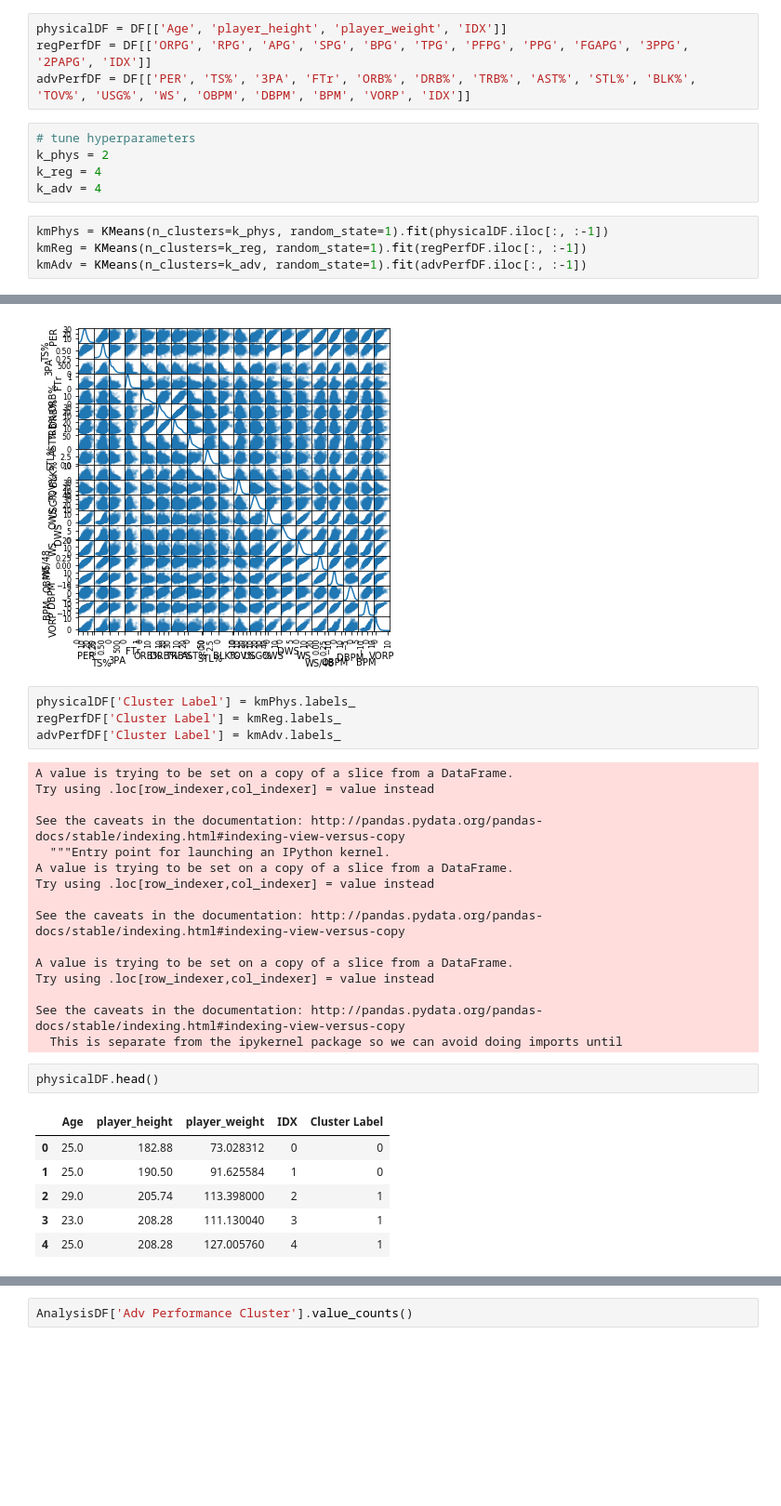
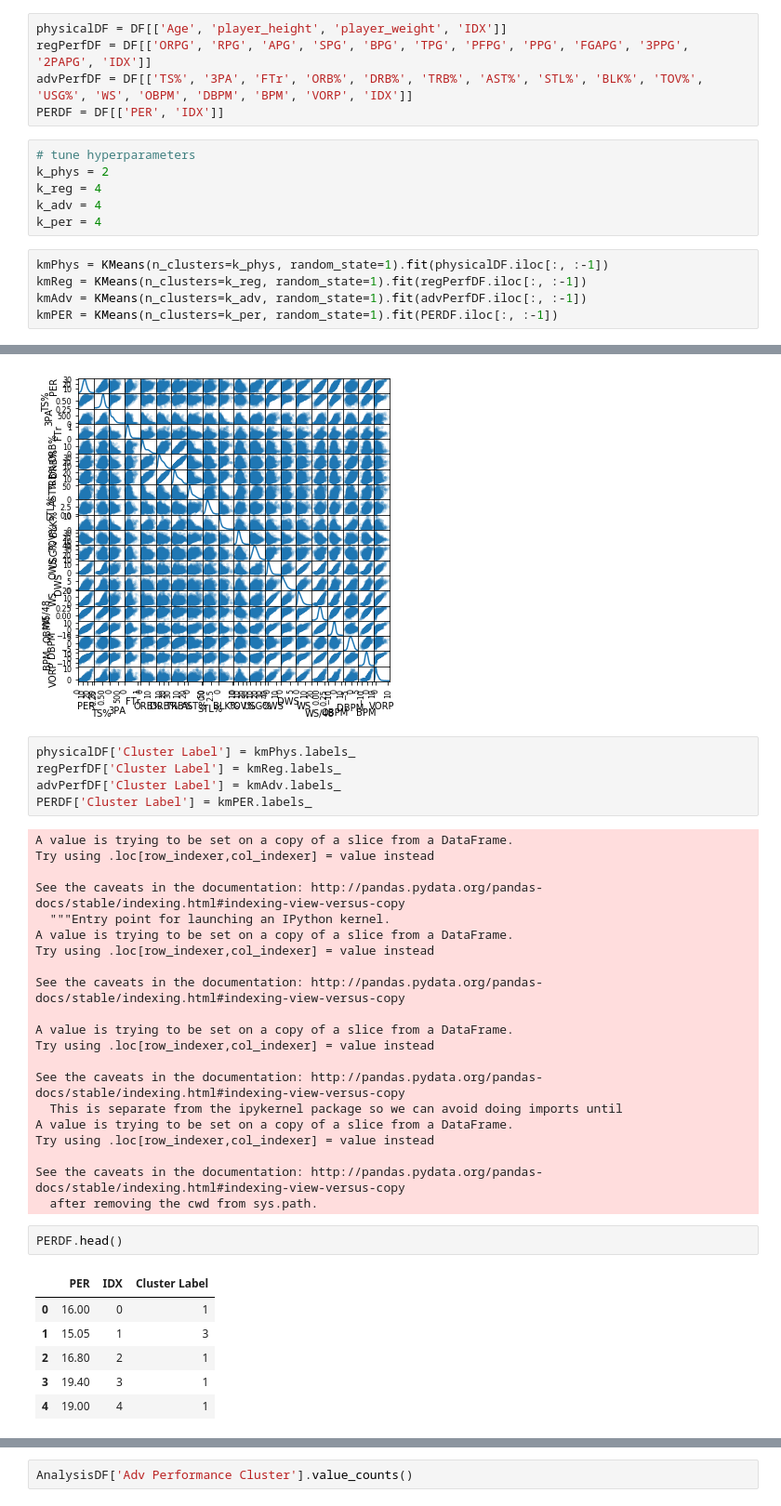
Before and after one commit to xudaiyanzi/NBA_players_salary, a Jupyter notebook: KMeans/Create_Clusters.ipynb, the cells around one changed output, grey strips where cells are left out. Shown at 93% size. Drawn from its saved outputs; the diff is of its cells as text; blank space fills up the shorter version.

```diff
--- a/KMeans/Create_Clusters.ipynb
+++ b/KMeans/Create_Clusters.ipynb
@@ -19,16 +19,19 @@ DF.head()
 # %%
 physicalDF = DF[['Age', 'player_height', 'player_weight', 'IDX']]
 regPerfDF = DF[['ORPG', 'RPG', 'APG', 'SPG', 'BPG', 'TPG', 'PFPG', 'PPG', 'FGAPG', '3PPG', '2PAPG', 'IDX']]
-advPerfDF = DF[['PER', 'TS%', '3PA', 'FTr', 'ORB%', 'DRB%', 'TRB%', 'AST%', 'STL%', 'BLK%', 'TOV%', 'USG%', 'WS', 'OBPM', 'DBPM', 'BPM', 'VORP', 'IDX']]
+advPerfDF = DF[['TS%', '3PA', 'FTr', 'ORB%', 'DRB%', 'TRB%', 'AST%', 'STL%', 'BLK%', 'TOV%', 'USG%', 'WS', 'OBPM', 'DBPM', 'BPM', 'VORP', 'IDX']]
+PERDF = DF[['PER', 'IDX']]
 # %%
 # tune hyperparameters
 k_phys = 2
 k_reg = 4
 k_adv = 4
+k_per = 4
 # %%
 kmPhys = KMeans(n_clusters=k_phys, random_state=1).fit(physicalDF.iloc[:, :-1])
 kmReg = KMeans(n_clusters=k_reg, random_state=1).fit(regPerfDF.iloc[:, :-1])
 kmAdv = KMeans(n_clusters=k_adv, random_state=1).fit(advPerfDF.iloc[:, :-1])
+kmPER = KMeans(n_clusters=k_per, random_state=1).fit(PERDF.iloc[:, :-1])
 # %%
 # check projections to see if it looks okay
 from pandas.plotting import scatter_matrix
@@ -100,6 +103,7 @@ array([[<matplotlib.axes._subplots.AxesSubplot object at 0x...>,
 physicalDF['Cluster Label'] = kmPhys.labels_
 regPerfDF['Cluster Label'] = kmReg.labels_
 advPerfDF['Cluster Label'] = kmAdv.labels_
+PERDF['Cluster Label'] = kmPER.labels_
 # %% [output]
 A value is trying to be set on a copy of a slice from a DataFrame.
 Try using .loc[row_indexer,col_indexer] = value instead
@@ -116,15 +120,20 @@ Try using .loc[row_indexer,col_indexer] = value instead
 
 See the caveats in the documentation: http://pandas.pydata.org/pandas-docs/stable/indexing.html#indexing-view-versus-copy
   This is separate from the ipykernel package so we can avoid doing imports until
+A value is trying to be set on a copy of a slice from a DataFrame.
+Try using .loc[row_indexer,col_indexer] = value instead
+
+See the caveats in the documentation: http://pandas.pydata.org/pandas-docs/stable/indexing.html#indexing-view-versus-copy
+  after removing the cwd from sys.path.
 # %%
-physicalDF.head()
+PERDF.head()
 # %% [output]
-|  | Age | player_height | player_weight | IDX | Cluster Label |
-| 0 | 25.0 | 182.88 | 73.028312 | 0 | 0 |
-| 1 | 25.0 | 190.50 | 91.625584 | 1 | 0 |
-| 2 | 29.0 | 205.74 | 113.398000 | 2 | 1 |
-| 3 | 23.0 | 208.28 | 111.130040 | 3 | 1 |
-| 4 | 25.0 | 208.28 | 127.005760 | 4 | 1 |
+|  | PER | IDX | Cluster Label |
+| 0 | 16.00 | 0 | 1 |
+| 1 | 15.05 | 1 | 3 |
+| 2 | 16.80 | 2 | 1 |
+| 3 | 19.40 | 3 | 1 |
+| 4 | 19.00 | 4 | 1 |
 # %%
 # Add cluster values to DF
 physicalDF = physicalDF.rename({'Cluster Label' : 'Physical Cluster'}, axis = 'columns')
```
Also changed, not shown: parts of 5 cells of this notebook, 2 other files.
